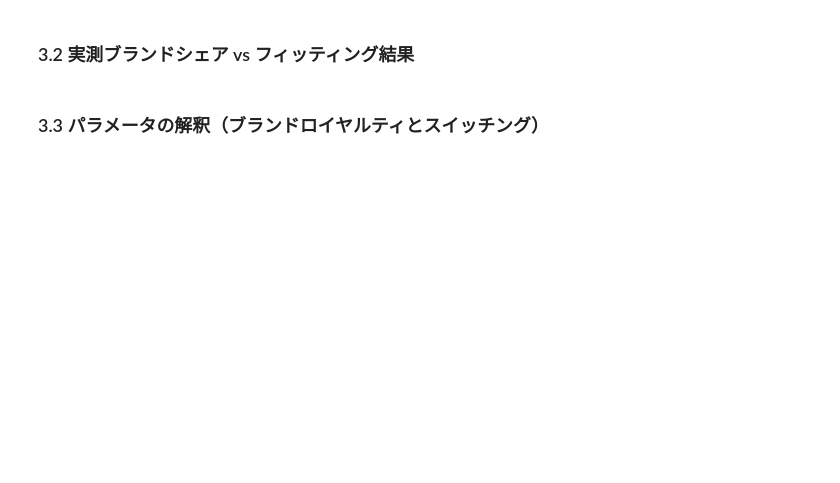
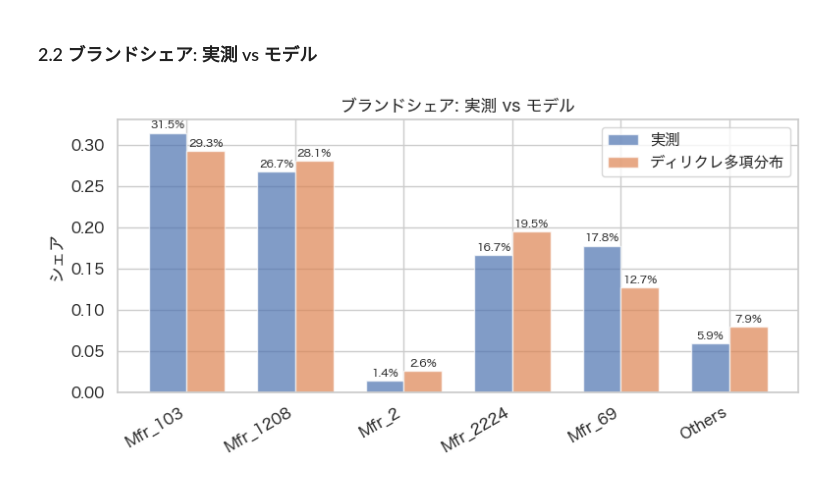
Before and after one commit to ogaken1104/market_modeling, a Jupyter notebook: src/dirichlet_multinomial.ipynb, the cells around one changed output. Cells and saved outputs as stored; diff of their text form; code cells hidden in the pictures; blank space fills up the shorter version.

```diff
--- a/src/dirichlet_multinomial.ipynb
+++ b/src/dirichlet_multinomial.ipynb
@@ -0,0 +57,21 @@
+# %%
+df_hh_brand = (
+    df_sd.groupby(["household_key", "brand_group", "BASKET_ID"])
+    .size()
+    .reset_index(name="items")
+    .groupby(["household_key", "brand_group"])
+    .size()
+    .reset_index(name="occasions")
+)
+
+df_hh_brand_wide = df_hh_brand.pivot(
+    index="household_key", columns="brand_group", values="occasions"
+).fillna(0).astype(int)
+
+brand_cols = sorted(df_hh_brand_wide.columns.tolist())
+X = df_hh_brand_wide[brand_cols].values  # shape: (N, J)
+n = X.sum(axis=1)                         # purchase occasions per household
+N, J = X.shape
+
+print(f"世帯数: {N}, ブランド数: {J}")
+print(f"平均購買機会数: {n.mean():.1f}")
@@ -80,31 +152,23 @@ print(f"  S (sum of α): {S_hat:.4f}")
 # %% [markdown]
-### 3.2 実測ブランドシェア vs フィッティング結果
+### 2.2 ブランドシェア: 実測 vs モデル
 # %%
-observed_share = X_brand.sum(axis=0) / X_brand.sum()
-model_share = alpha_hat_dm / S_hat
-
-df_share_comparison = pd.DataFrame({
-    "Brand": brand_cols,
-    "Observed Share": observed_share,
-    "Model Share": model_share,
-})
+observed_share = X.sum(axis=0) / X.sum()
+model_share = alpha_hat / S_hat
 
 fig, ax = plt.subplots(figsize=(8, 4))
-x_pos = np.arange(len(brand_cols))
+x_pos = np.arange(J)
 bar_width = 0.35
-ax.bar(x_pos - bar_width / 2, observed_share, bar_width, label="Observed", alpha=0.7)
-ax.bar(x_pos + bar_width / 2, model_share, bar_width, label="Dirichlet-Multinomial", alpha=0.7)
+ax.bar(x_pos - bar_width / 2, observed_share, bar_width, label="実測", alpha=0.7)
+ax.bar(x_pos + bar_width / 2, model_share, bar_width, label="ディリクレ多項分布", alpha=0.7)
 ax.set_xticks(x_pos)
 ax.set_xticklabels(brand_cols, rotation=30, ha="right")
-ax.set_ylabel("Share")
-ax.set_title("Brand Share: Observed vs Dirichlet-Multinomial")
+ax.set_ylabel("シェア")
+ax.set_title("ブランドシェア: 実測 vs モデル")
 ax.legend()
-
 for i, (o, m) in enumerate(zip(observed_share, model_share)):
     ax.text(i - bar_width / 2, o + 0.005, f"{o:.1%}", ha="center", fontsize=8)
     ax.text(i + bar_width / 2, m + 0.005, f"{m:.1%}", ha="center", fontsize=8)
-
 plt.tight_layout()
 plt.show()
+# %% [output]
+[figure, added]
-# %% [markdown]
-### 3.3 パラメータの解釈（ブランドロイヤルティとスイッチング）
```
Also changed, not shown: parts of 19 cells of this notebook, 5 other files.
